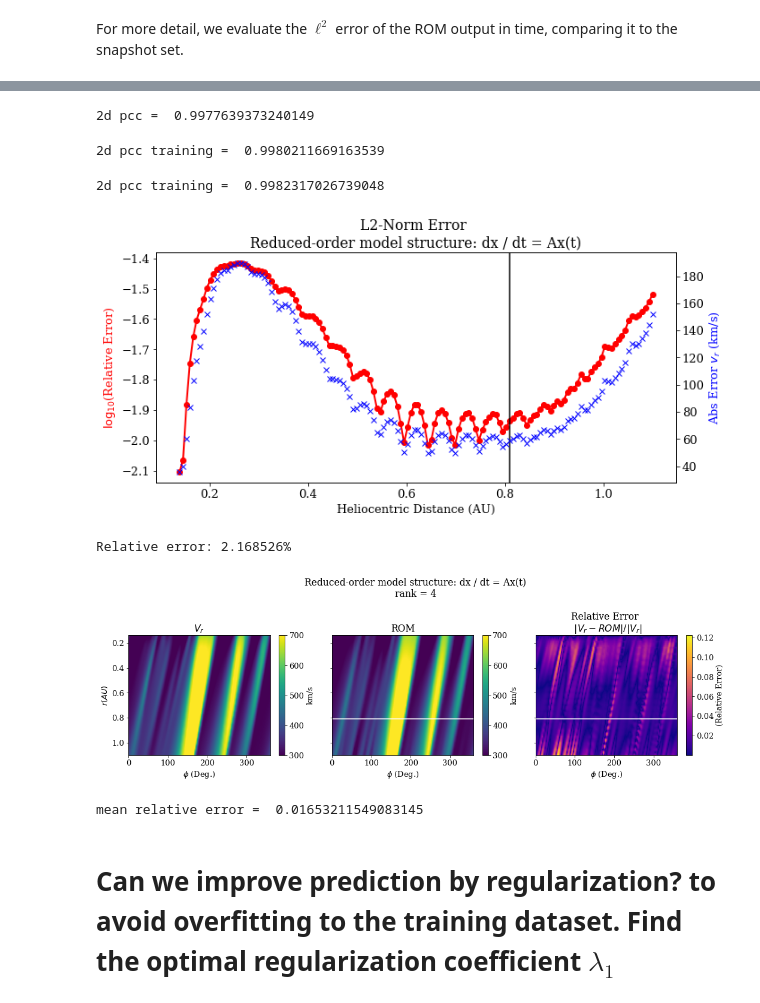
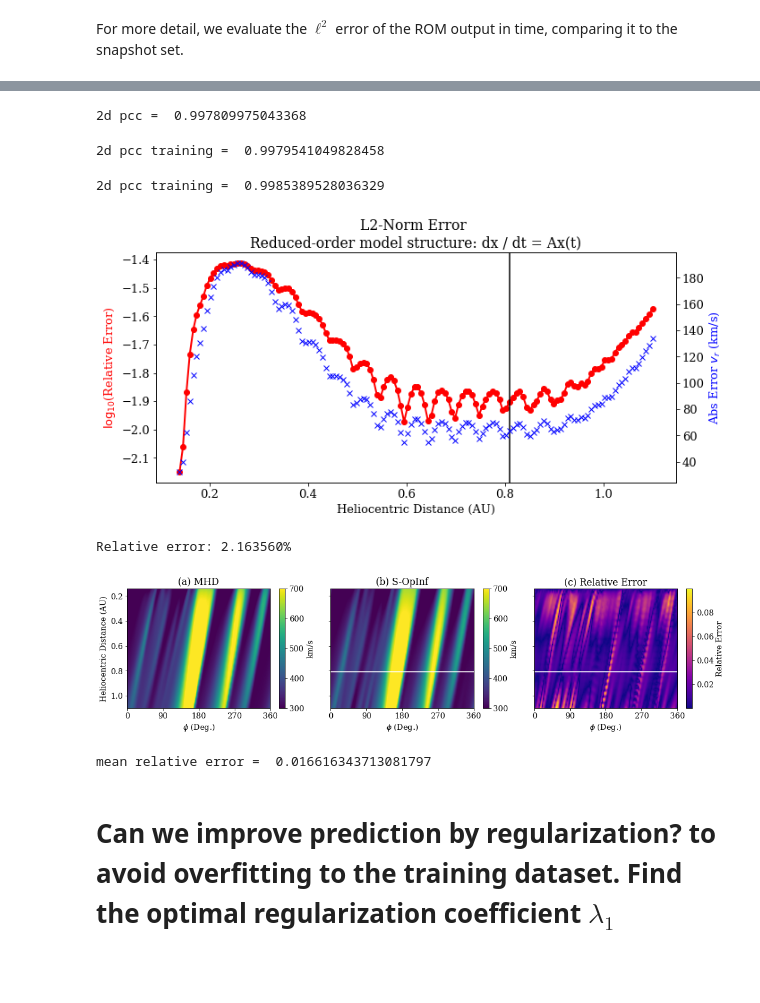
Before and after one commit to opaliss/Space-Weather-ROM, a Jupyter notebook: MHD/SW-ROM-Shifted-MHD-1D-LowRes.ipynb, the cells around one changed output, grey strips where cells are left out. Saved outputs shown, nothing was run; the diff lists cells and outputs as text; code cells hidden in the pictures; blank space fills up the shorter version.

```diff
--- a/MHD/SW-ROM-Shifted-MHD-1D-LowRes.ipynb
+++ b/MHD/SW-ROM-Shifted-MHD-1D-LowRes.ipynb
@@ -39,7 +39,8 @@ matplotlib.rc('ytick', labelsize=13)
 # Import MHD solar wind velocity results.
 # %%
 # mas output - br, rho, vr
-mas_path = get_mas_path(cr="2210")
+cr = "2210"
+mas_path = get_mas_path(cr=cr)
 model = MASOutput(mas_path)
 print(model.variables)
 # %% [output]
@@ -274,7 +237,7 @@ svdvals = la.svdvals(X_train)
 svdvals_prev = la.svdvals(V[:, :l])
 # %%
 # Calculate the cumulative energy.
-thresh = .992
+thresh = .993
 cum_energy = np.cumsum(svdvals) / np.sum(svdvals)
 cum_energy_prev = np.cumsum(svdvals_prev) / np.sum(svdvals_prev)
 
@@ -606,15 +570,15 @@ plt.savefig("figs/pcc_shifted_operator_inference_mhd_A.png")
 # %%
 print("2d pcc = ", stats.pearsonr(np.ndarray.flatten(V), np.ndarray.flatten(V_ROM))[0])
 # %% [output]
-2d pcc =  0.9977639373240149
+2d pcc =  0.997809975043368
 # %%
 print("2d pcc training = ", stats.pearsonr(np.ndarray.flatten(V[:, :l]), np.ndarray.flatten(V_ROM[:, :l]))[0])
 # %% [output]
-2d pcc training =  0.9980211669163539
+2d pcc training =  0.9979541049828458
 # %%
 print("2d pcc training = ", stats.pearsonr(np.ndarray.flatten(V[:, l:]), np.ndarray.flatten(V_ROM[:, l:]))[0])
 # %% [output]
-2d pcc training =  0.9982317026739048
+2d pcc training =  0.9985389528036329
 # %%
 fig, ax = plt.subplots(figsize=(10, 5))
 abs_l2errA, rel_l2errA = roi.post.lp_error(V, V_ROM)
@@ -631,49 +595,52 @@ _ = ax2.set_ylabel("Abs Error $v_{r}$ (km/s)", c="b")
 plt.tight_layout()
 plt.savefig("figs/L2_error_operator_inference_mhd_A.png", dpi=300)
 # %% [output]
-[figure, old version]
+[figure, new version]
 # %%
 abs_froerr, rel_froerr = roi.post.frobenius_error(V, V_ROM)
 print(f"Relative error: {rel_froerr:%}")
 # %% [output]
-Relative error: 2.168526%
+Relative error: 2.163560%
 # %%
-fig, ax = plt.subplots(ncols=3, sharey=True, figsize=(15, 5))
+fig, ax = plt.subplots(ncols=3, sharey=True, figsize=(15, 4))
 pos = ax[0].imshow(V.T, extent=[0,360,r[-1].to(u.AU).value,
                                 r[0].to(u.AU).value], vmax=700, vmin=300, aspect="auto")
 ax[0].set_xlabel(r"$\phi$ (Deg.)")
-ax[0].set_ylabel(r"$r (AU)$")
-ax[0].set_title("$V_{r}$")
+ax[0].set_ylabel(r"Heliocentric Distance (AU)")
+ax[0].set_title("(a) MHD")
+ax[0].set_xticks([0, 90, 180, 270, 360])
 cbar = fig.colorbar(pos, ax=ax[0])
 cbar.ax.set_ylabel('km/s', rotation=90)
 
 pos = ax[1].imshow(V_ROM.T, extent=[0,360,r[-1].to(u.AU).value,
                                     r[0].to(u.AU).value], vmax=700, vmin=300, aspect="auto")
 ax[1].set_xlabel(r"$\phi$ (Deg.)")
-ax[1].set_title("ROM")
+ax[1].set_title("(b) S-OpInf")
+ax[1].set_xticks([0, 90, 180, 270, 360])
 ax[1].plot(p*(180/np.pi), r_train[-1].to(u.AU).value * np.ones(len(p)), c="white")
 cbar = fig.colorbar(pos, ax=ax[1])
 cbar.ax.set_ylabel('km/s', rotation=90)
 
 pos = ax[2].imshow(np.abs(V_ROM.T - V.T)/np.abs(V.T),
                    extent=[0,360,r[-1].to(u.AU).value, r[0].to(u.AU).value],
                    cmap="plasma", aspect="auto")
 ax[2].set_xlabel(r"$\phi$ (Deg.)")
-ax[2].set_title("Relative Error \n $|V_{r} - ROM|/|V_{r}|$")
+ax[2].set_title("(c) Relative Error")
+ax[2].set_xticks([0, 90, 180, 270, 360])
 ax[2].plot(p*(180/np.pi), r_train[-1].to(u.AU).value * np.ones(len(p)), c="white")
 cbar = fig.colorbar(pos, ax=ax[2])
-cbar.ax.set_ylabel('(Relative Error)', rotation=90)
+cbar.ax.set_ylabel('Relative Error', rotation=90)
 
-plt.suptitle(str(model) + "\n" + "rank = " + str(rank))
+#plt.suptitle(str(model) + "\n" + "rank = " + str(rank))
 
 plt.tight_layout()
-plt.savefig("figs/linear_2d_reconstruction_shifted_operator_inference_mhd_A.png", dpi=500)
+plt.savefig("MHD/figs/CR2210/A/Relative_Error_MHD_A_1D.png", dpi=600)
 # %% [output]
-[figure, old version]
+[figure, new version]
 # %%
 print("mean relative error = ", np.mean(np.abs((V- V_ROM))/np.abs(V)))
 # %% [output]
-mean relative error =  0.01653211549083145
+mean relative error =  0.016616343713081797
 # %% [markdown]
 # Can we improve prediction by regularization? to avoid overfitting to the training dataset. Find the optimal regularization coefficient $\lambda_{1}$
 # %%
```
Also changed, not shown: parts of 30 cells of this notebook, 29 other files.
